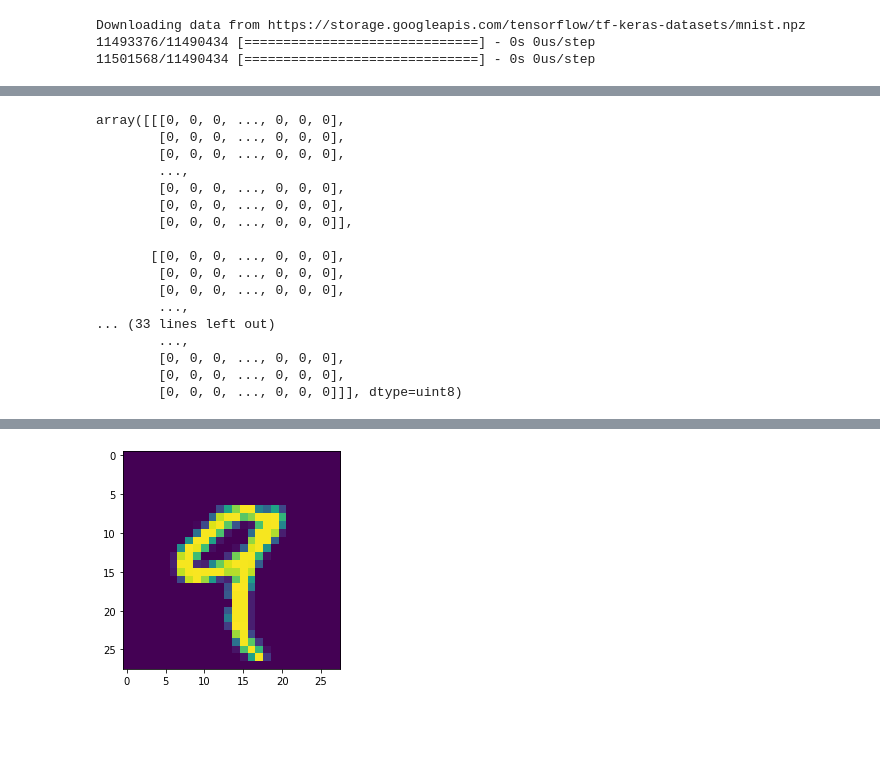
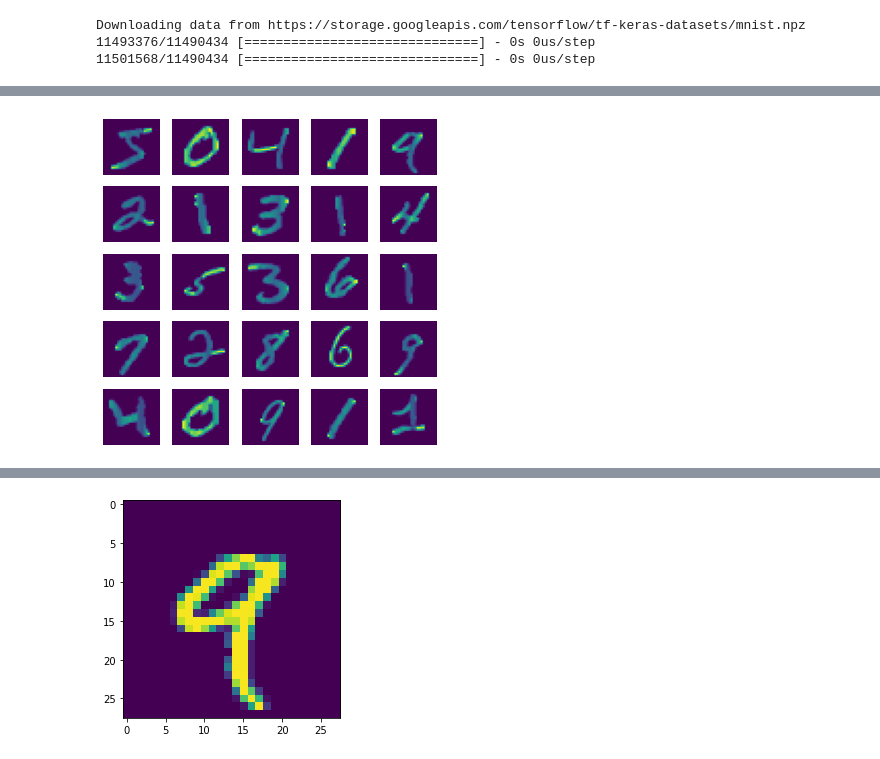
Before and after one commit to SophieShin/DeepLearning, a Jupyter notebook: mnist_classification.ipynb, the cells around one changed output, grey strips where cells are left out. Saved outputs shown, nothing was run; the diff lists cells and outputs as text; code cells hidden in the pictures; blank space fills up the shorter version.

```diff
--- a/mnist_classification.ipynb
+++ b/mnist_classification.ipynb
@@ -37,20 +19,15 @@ print(x_train[0])
-# %%
-x_test
-# %% [output]
-array([[[0, 0, 0, ..., 0, 0, 0],
-        [0, 0, 0, ..., 0, 0, 0],
-        [0, 0, 0, ..., 0, 0, 0],
-        ...,
-        [0, 0, 0, ..., 0, 0, 0],
-        [0, 0, 0, ..., 0, 0, 0],
-        [0, 0, 0, ..., 0, 0, 0]],
-
-       [[0, 0, 0, ..., 0, 0, 0],
-        [0, 0, 0, ..., 0, 0, 0],
-        [0, 0, 0, ..., 0, 0, 0],
-        ...,
-... (33 lines left out)
-        ...,
-        [0, 0, 0, ..., 0, 0, 0],
-        [0, 0, 0, ..., 0, 0, 0],
-        [0, 0, 0, ..., 0, 0, 0]]], dtype=uint8)
+# %%
+# let's look at the data
+
+import matplotlib.pyplot as plt
+
+plt.figure(figsize=(6,6))
+
+for index in range(25):
+  plt.subplot(5, 5, index+1)
+  plt.imshow(x_train[index])
+  plt.axis('off')
+
+plt.show()
+# %% [output]
+[figure, added]
```
Also changed, not shown: parts of 31 cells of this notebook.
